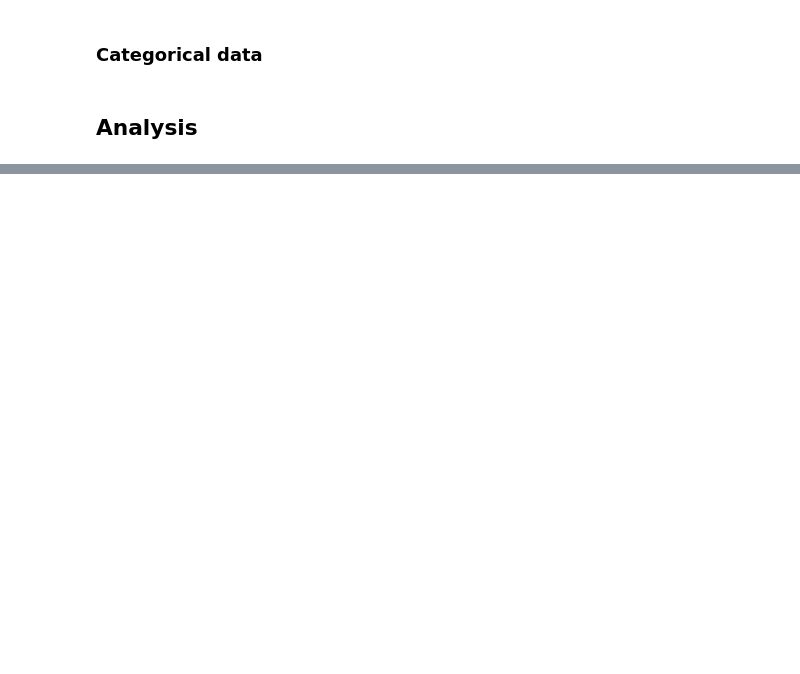
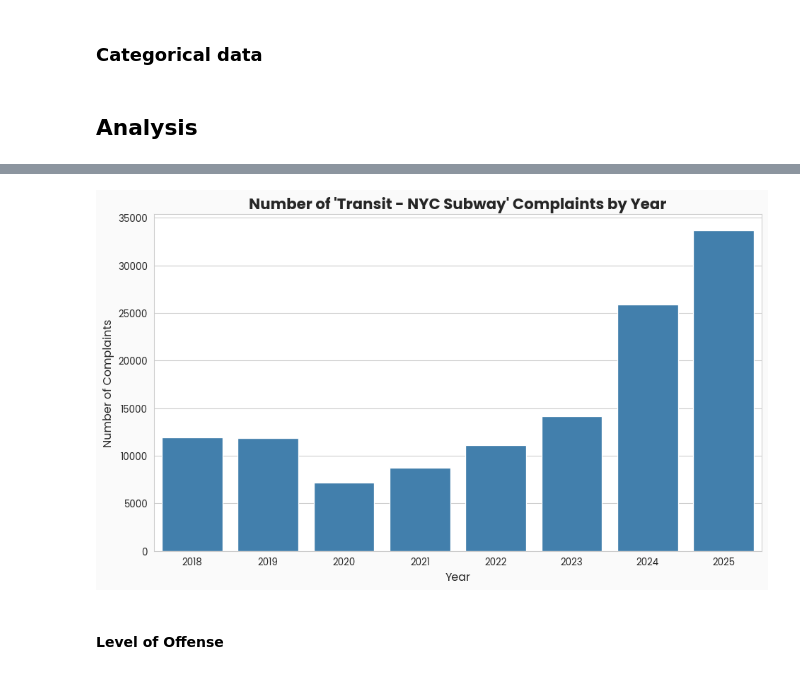
Before and after one commit to peterjakubowski/NYC-Subway-Complaints, a Jupyter notebook: notebooks/nyc_subway_complaints.ipynb, the cells around one changed output, grey strips where cells are left out. Cells and saved outputs as stored; diff of their text form; code cells hidden in the pictures; blank space fills up the shorter version.

```diff
--- a/notebooks/nyc_subway_complaints.ipynb
+++ b/notebooks/nyc_subway_complaints.ipynb
@@ -166,0 +243,3 @@ df['LAW_CAT_CD'] = pd.Categorical(df['LAW_CAT_CD'], categories=[x.title() for x
+# %%
+transit_subway_complaints = df[df['PREM_TYP_DESC'] == 'Transit - NYC Subway']
+transit_subway_complaints.head()
@@ -166,0 +253,4 @@ df['LAW_CAT_CD'] = pd.Categorical(df['LAW_CAT_CD'], categories=[x.title() for x
+# %%
+# count the number of complaints by year for 'TRANSIT - NYC SUBWAY' complaints
+transit_subway_yearly_counts = transit_subway_complaints.groupby('CMPLNT_FR_YEAR').size()
+transit_subway_yearly_counts.reset_index(name='count')
@@ -166,0 +267,12 @@ df['LAW_CAT_CD'] = pd.Categorical(df['LAW_CAT_CD'], categories=[x.title() for x
+# %%
+plt.figure(figsize=(10, 6))
+sns.barplot(data=transit_subway_yearly_counts.reset_index(name='count'), x='CMPLNT_FR_YEAR', y='count', color=colors[0])
+plt.title("Number of 'Transit - NYC Subway' Complaints by Year", fontsize=16, fontweight='bold')
+plt.xlabel('Year', fontsize=12)
+plt.ylabel('Number of Complaints', fontsize=12)
+plt.tight_layout()
+plt.show()
+# %% [output]
+[figure, added]
+# %% [markdown]
+#### Level of Offense
```
Also changed, not shown: parts of 18 cells of this notebook.
